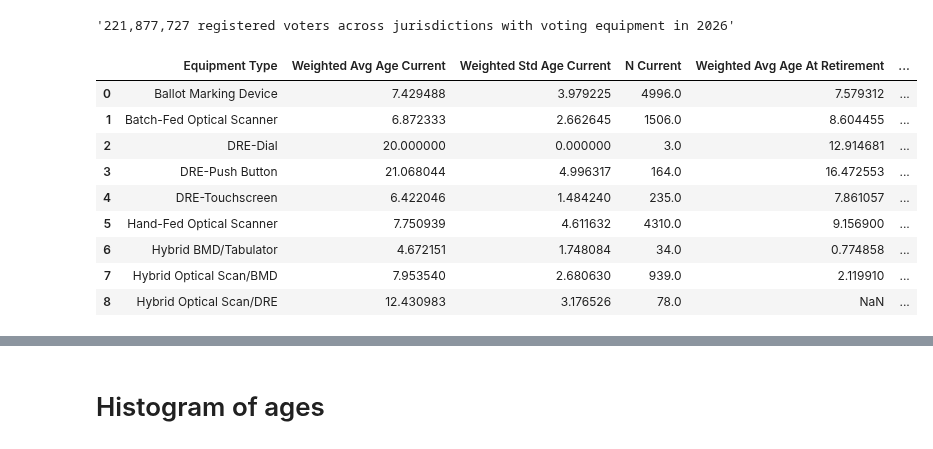
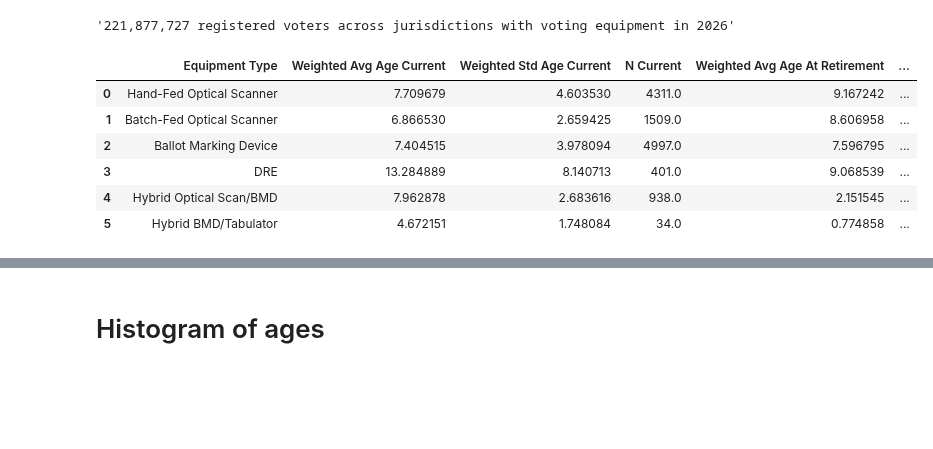
Before and after one commit to Bipartisan-Policy-Center/voting-equipment, a Jupyter notebook: analysis.ipynb, the cells around one changed output, grey strips where cells are left out. Cells and saved outputs as stored; diff of their text form; code cells hidden in the pictures; blank space fills up the shorter version.

Commit message:
new data, qr code analysis

```diff
--- a/analysis.ipynb
+++ b/analysis.ipynb
@@ -10,4 +9,6 @@ df = pd.read_csv('data/cleaned_verifier_data.csv', converters={'FIPS code': str}
 # %%
+df = pd.read_csv('data/cleaned_verifier_data.csv', converters={'FIPS code': str}).convert_dtypes()
+
 # NON VOTING EQUIPMENT TO EXCLUDE/SEPARATE FROM ANALYSIS
 non_voting_equipment = ['Paper Poll Book',
                         'Hand Counted Paper Ballots',
@@ -37,6 +38,9 @@ voting_equipment_types = ['Ballot Marking Device',
 
 # filter only for VVSG relevant equipment
 df = df[df['Equipment Type'].isin(voting_equipment_types)]
+
+# merge DRE categories
+df.loc[df['Equipment Type'].str.startswith('DRE'), 'Equipment Type'] = 'DRE'
 # %%
 blue = '#3C608A'
 lightgray = '#d3d8d6'
@@ -86,40 +90,38 @@ def weighted_stats(group):
     values = group["Years in Use"]
 
     # Weighted average
     avg = np.average(values, weights=weights)
 
     # Weighted standard deviation
     variance = np.average((values - avg)**2, weights=weights)
     std_dev = np.sqrt(variance)
 
     N = len(group)
 
     return pd.Series({
         "Weighted Avg Age": avg,
         "Weighted Std Age": std_dev,
         "N": N
     })
 
 filtered_df = df.dropna(subset=['Registered Voters', 'Years in Use', 'Equipment Type'])
 # Apply function by Equipment Type
 age_at_retirement = filtered_df[filtered_df['Final Year in Use']==True].groupby("Equipment Type").apply(weighted_stats, include_groups=False).reset_index()
 
 # View result
 age_at_retirement
 
 current_age = filtered_df[filtered_df['Year'] == 2026].groupby("Equipment Type").apply(weighted_stats, include_groups=False).reset_index()
 
 retirement_df = pd.merge(current_age, age_at_retirement, on='Equipment Type', how='left', suffixes=(' Current', ' At Retirement'))
+retirement_df = retirement_df.loc[[3, 1, 0, 2, 5, 4]].reset_index(drop=True)
 retirement_df
 # %% [output]
 |  | Equipment Type | Weighted Avg Age Current | Weighted Std Age Current | N Current | Weighted Avg Age At Retirement | ... |
-| 0 | Ballot Marking Device | 7.429488 | 3.979225 | 4996.0 | 7.579312 | ... |
-| 1 | Batch-Fed Optical Scanner | 6.872333 | 2.662645 | 1506.0 | 8.604455 | ... |
-| 2 | DRE-Dial | 20.000000 | 0.000000 | 3.0 | 12.914681 | ... |
-| 3 | DRE-Push Button | 21.068044 | 4.996317 | 164.0 | 16.472553 | ... |
-| 4 | DRE-Touchscreen | 6.422046 | 1.484240 | 235.0 | 7.861057 | ... |
-| 5 | Hand-Fed Optical Scanner | 7.750939 | 4.611632 | 4310.0 | 9.156900 | ... |
-| 6 | Hybrid BMD/Tabulator | 4.672151 | 1.748084 | 34.0 | 0.774858 | ... |
-| 7 | Hybrid Optical Scan/BMD | 7.953540 | 2.680630 | 939.0 | 2.119910 | ... |
-| 8 | Hybrid Optical Scan/DRE | 12.430983 | 3.176526 | 78.0 | NaN | ... |
+| 0 | Hand-Fed Optical Scanner | 7.709679 | 4.603530 | 4311.0 | 9.167242 | ... |
+| 1 | Batch-Fed Optical Scanner | 6.866530 | 2.659425 | 1509.0 | 8.606958 | ... |
+| 2 | Ballot Marking Device | 7.404515 | 3.978094 | 4997.0 | 7.596795 | ... |
+| 3 | DRE | 13.284889 | 8.140713 | 401.0 | 9.068539 | ... |
+| 4 | Hybrid Optical Scan/BMD | 7.962878 | 2.683616 | 938.0 | 2.151545 | ... |
+| 5 | Hybrid BMD/Tabulator | 4.672151 | 1.748084 | 34.0 | 0.774858 | ... |
 # %%
```
Also changed, not shown: parts of 3 cells of this notebook, 47 other files.
